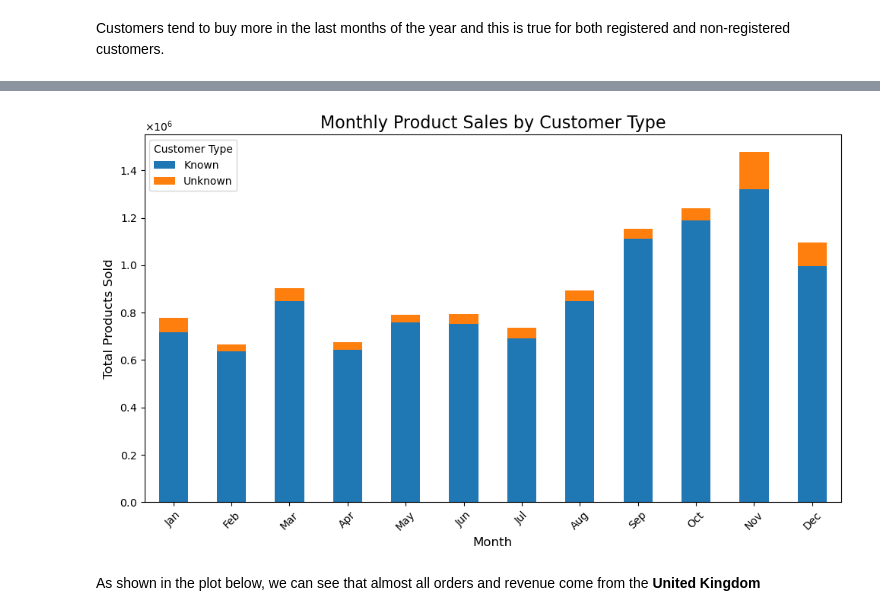
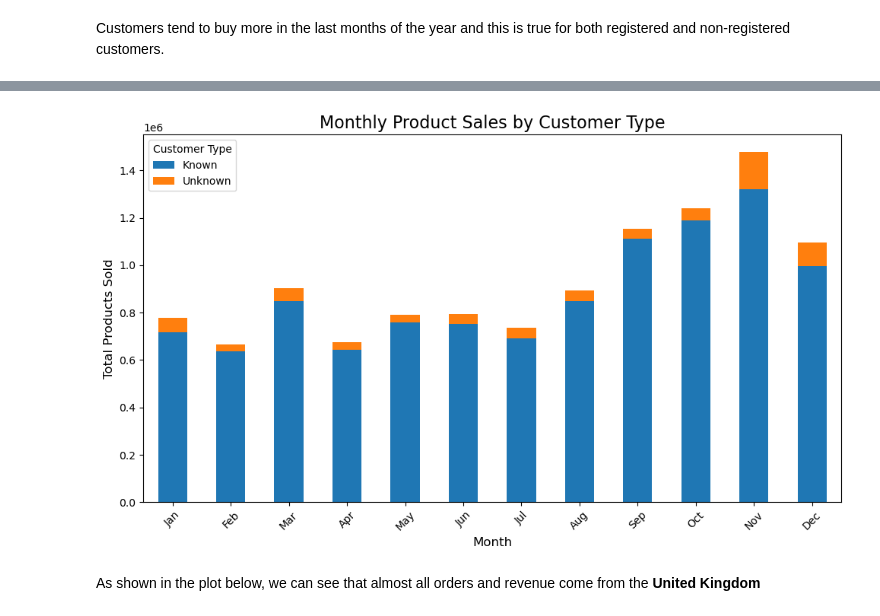
Before and after one commit to s3907087/Practical-database-ASM3, a Jupyter notebook: notebook/Assignment3.ipynb, the cells around one changed output, grey strips where cells are left out. Saved outputs shown, nothing was run; the diff lists cells and outputs as text; code cells hidden in the pictures.

```diff
--- a/notebook/Assignment3.ipynb
+++ b/notebook/Assignment3.ipynb
@@ -555,3 +555,11 @@ _ = ax.legend()
 [figure]
 # %% [markdown]
 Customers tend to buy more in the last months of the year and this is true for both registered and non-registered customers.
+# %%
+dt['CustomerType'] = dt['Customer ID'].notna().map({True: 'Known', False: 'Unknown'})
+
+dt['Month'] = pd.to_datetime(dt['InvoiceDate']).dt.month
+
+monthly_sales = dt.groupby(['CustomerType', 'Month'])['Quantity'].sum().unstack()
+
+print(monthly_sales)
@@ -558,23 +576,15 @@ Customers tend to buy more in the last months of the year and this is true for b
 # %%
-
 
 ax = monthly_sales.T.plot(kind='bar', figsize=(10, 6), stacked=True)
 plt.title("Monthly Product Sales by Customer Type", fontsize=16)
 plt.xlabel("Month", fontsize=12)
 plt.ylabel("Total Products Sold", fontsize=12)
 plt.legend(title="Customer Type", fontsize=10)
 plt.xticks(ticks=range(12), labels=["Jan", "Feb", "Mar", "Apr", "May", "Jun", "Jul", "Aug", "Sep", "Oct", "Nov", "Dec"], rotation=45)
-
-formatter = ScalarFormatter(useMathText=True)
-formatter.set_powerlimits((0, 0))
-ax.yaxis.set_major_formatter(formatter)
-
-ax.ticklabel_format(axis='y', style='scientific', scilimits=(0, 0))
-
 plt.tight_layout()
 plt.show()
 # %% [output]
-[figure, old version]
+[figure, new version]
 # %% [markdown]
 As shown in the plot below, we can see that almost all orders and revenue come from the **United Kingdom**
 # %%
```
Also changed, not shown: parts of 6 cells of this notebook.
